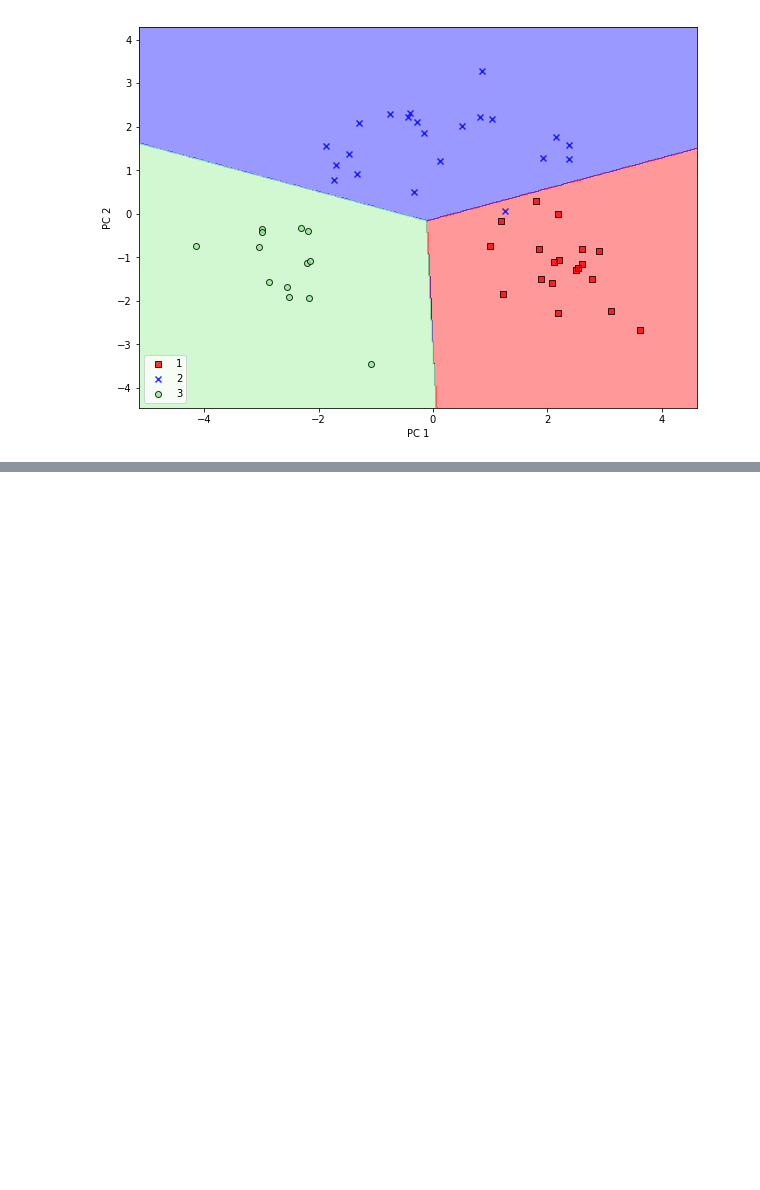
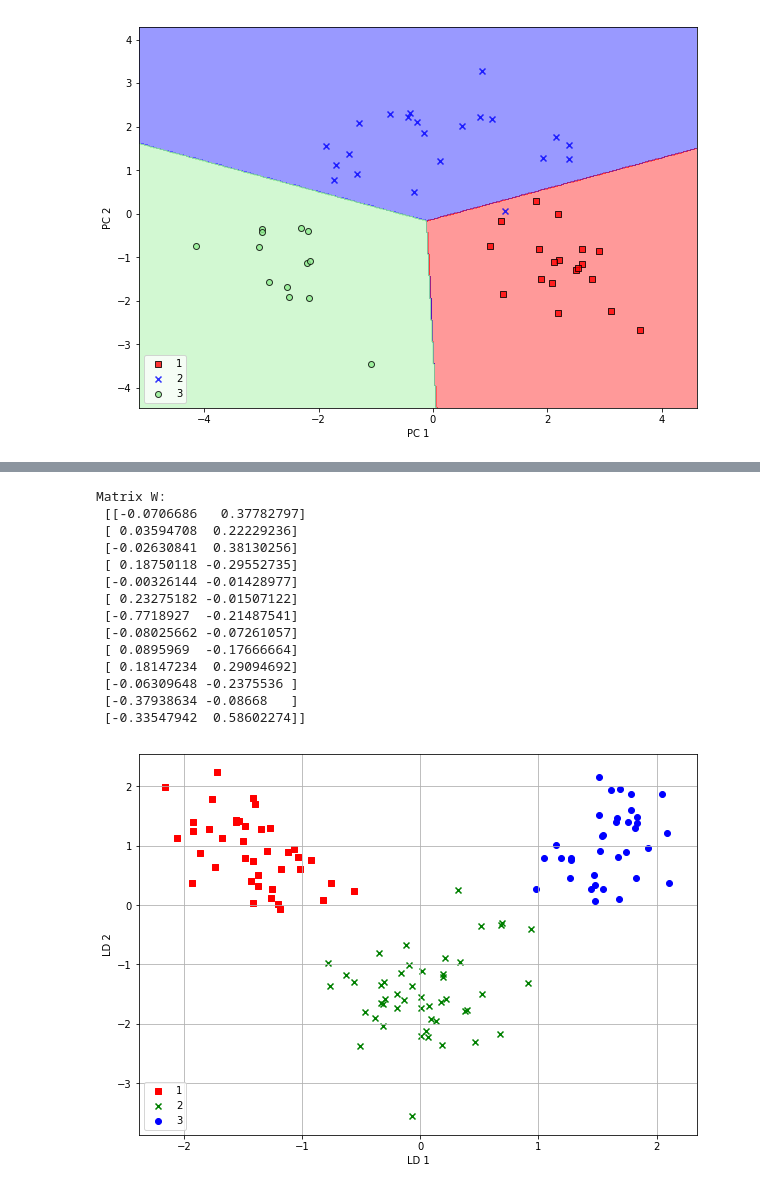
Before and after one commit to khvorov/python-ml, a Jupyter notebook: PCA.ipynb, the cells around one changed output, grey strips where cells are left out. Saved outputs shown, nothing was run; the diff lists cells and outputs as text; code cells hidden in the pictures; blank space fills up the shorter version.

```diff
--- a/PCA.ipynb
+++ b/PCA.ipynb
@@ -119,0 +183,32 @@ plt.show()
+# %%
+# create transformation matrix and transform training data
+w = np.hstack((eigen_pairs[0][1][:, np.newaxis].real, eigen_pairs[1][1][:, np.newaxis].real))
+print('Matrix W:\n',w)
+X_train_lda = X_train_std.dot(w)
+
+# plot it
+for l, c, m in zip(np.unique(y_train), colors, markers):
+    plt.scatter(X_train_lda[y_train == l, 0],
+                X_train_lda[y_train == l, 1],
+                c = c, label = l, marker = m)
+plt.xlabel('LD 1')
+plt.ylabel('LD 2')
+plt.legend(loc = 'lower left')
+plt.grid()
+plt.show()
+# %% [output]
+Matrix W:
+ [[-0.0706686   0.37782797]
+ [ 0.03594708  0.22229236]
+ [-0.02630841  0.38130256]
+ [ 0.18750118 -0.29552735]
+ [-0.00326144 -0.01428977]
+ [ 0.23275182 -0.01507122]
+ [-0.7718927  -0.21487541]
+ [-0.08025662 -0.07261057]
+ [ 0.0895969  -0.17666664]
+ [ 0.18147234  0.29094692]
+ [-0.06309648 -0.2375536 ]
+ [-0.37938634 -0.08668   ]
+ [-0.33547942  0.58602274]]
+[figure, added]
```
Also changed, not shown: parts of 3 cells of this notebook.
